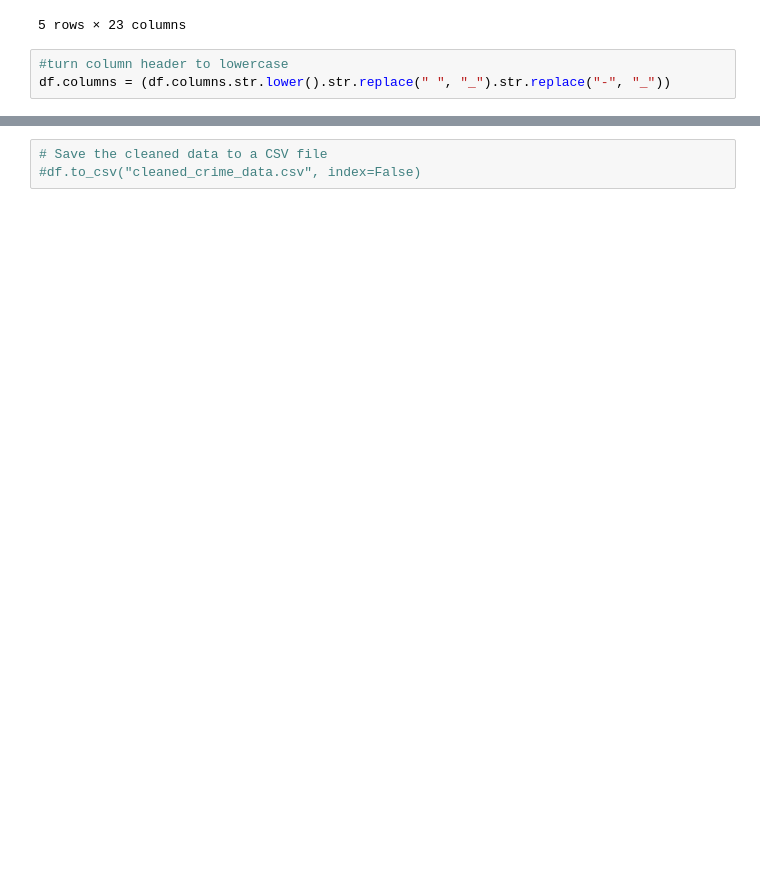
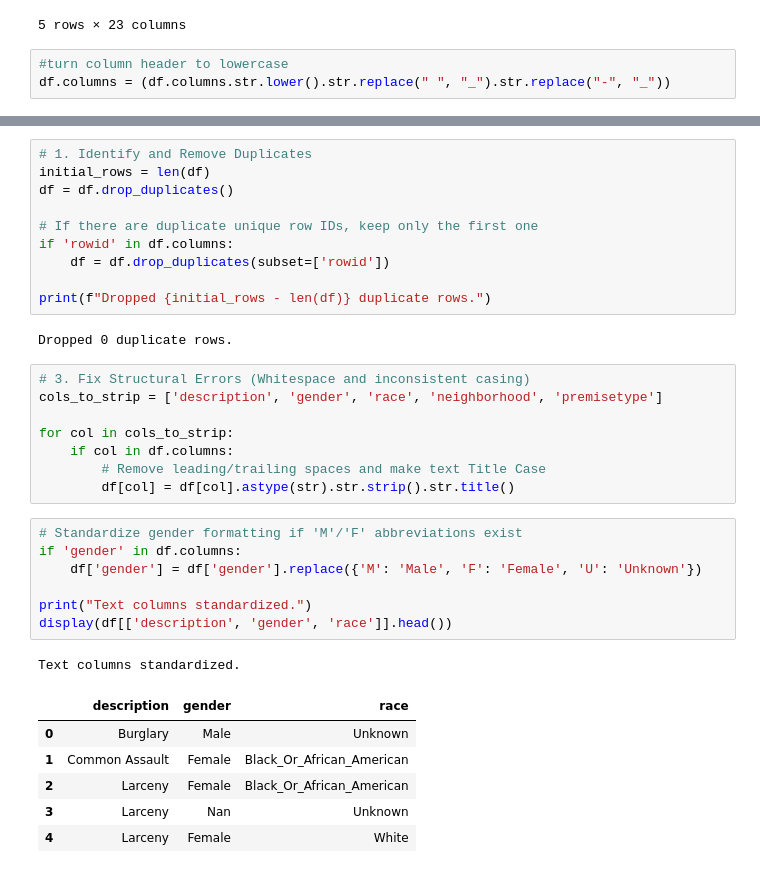
Before and after one commit to Judystrickland/baltimore-crime-analytics, a Jupyter notebook: notebooks/01_data_cleaning.ipynb, the cells around one changed output, grey strips where cells are left out. Drawn from its saved outputs; the diff is of its cells as text; blank space fills up the shorter version.

```diff
--- a/notebooks/01_data_cleaning.ipynb
+++ b/notebooks/01_data_cleaning.ipynb
@@ -66,3 +91,35 @@ memory usage: 132.8+ MB
-# %%
-# Save the cleaned data to a CSV file
-#df.to_csv("cleaned_crime_data.csv", index=False)
+# %%
+# 1. Identify and Remove Duplicates
+initial_rows = len(df)
+df = df.drop_duplicates()
+
+# If there are duplicate unique row IDs, keep only the first one
+if 'rowid' in df.columns:
+    df = df.drop_duplicates(subset=['rowid'])
+
+print(f"Dropped {initial_rows - len(df)} duplicate rows.")
+# %% [output]
+Dropped 0 duplicate rows.
+# %%
+# 3. Fix Structural Errors (Whitespace and inconsistent casing)
+cols_to_strip = ['description', 'gender', 'race', 'neighborhood', 'premisetype']
+
+for col in cols_to_strip:
+    if col in df.columns:
+        # Remove leading/trailing spaces and make text Title Case
+        df[col] = df[col].astype(str).str.strip().str.title()
+# %%
+# Standardize gender formatting if 'M'/'F' abbreviations exist
+if 'gender' in df.columns:
+    df['gender'] = df['gender'].replace({'M': 'Male', 'F': 'Female', 'U': 'Unknown'})
+
+print("Text columns standardized.")
+display(df[['description', 'gender', 'race']].head())
+# %% [output]
+Text columns standardized.
+|  | description | gender | race |
+| 0 | Burglary | Male | Unknown |
+| 1 | Common Assault | Female | Black_Or_African_American |
+| 2 | Larceny | Female | Black_Or_African_American |
+| 3 | Larceny | Nan | Unknown |
+| 4 | Larceny | Female | White |
```
Also changed, not shown: parts of 19 cells of this notebook.
